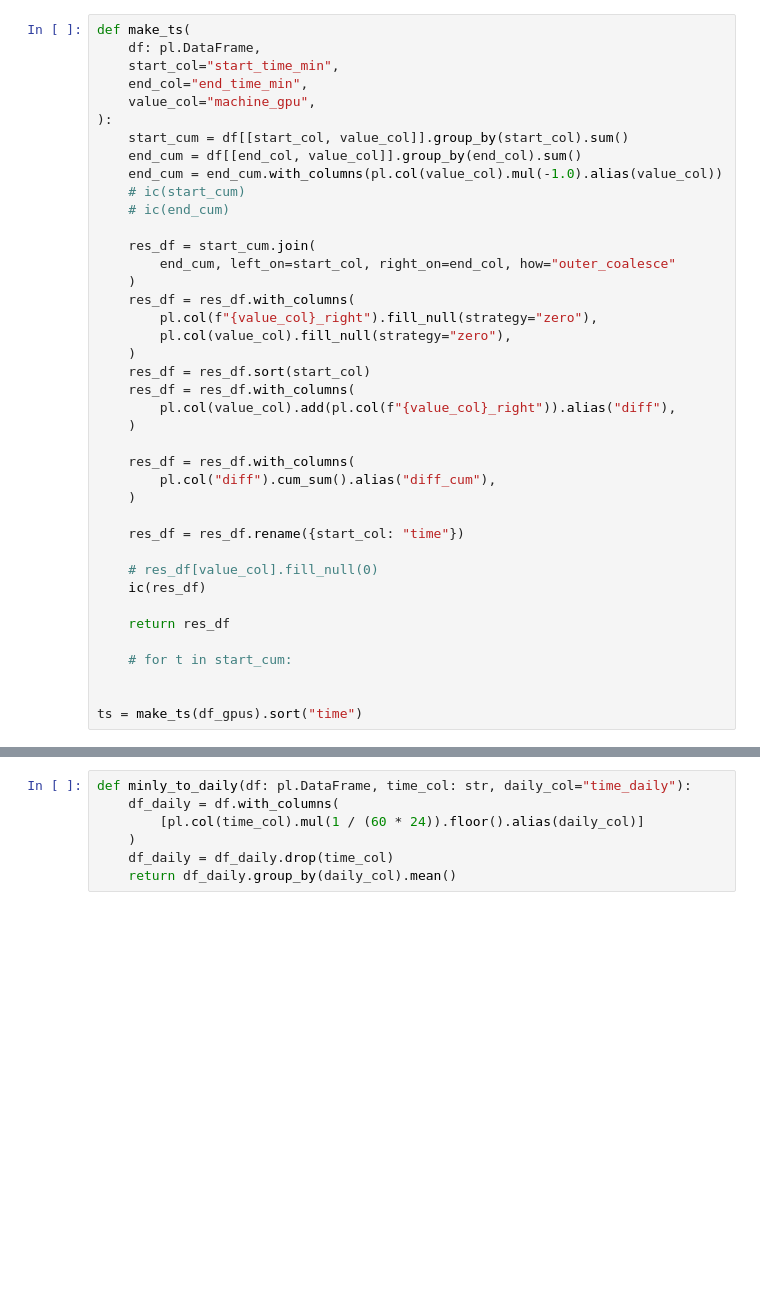
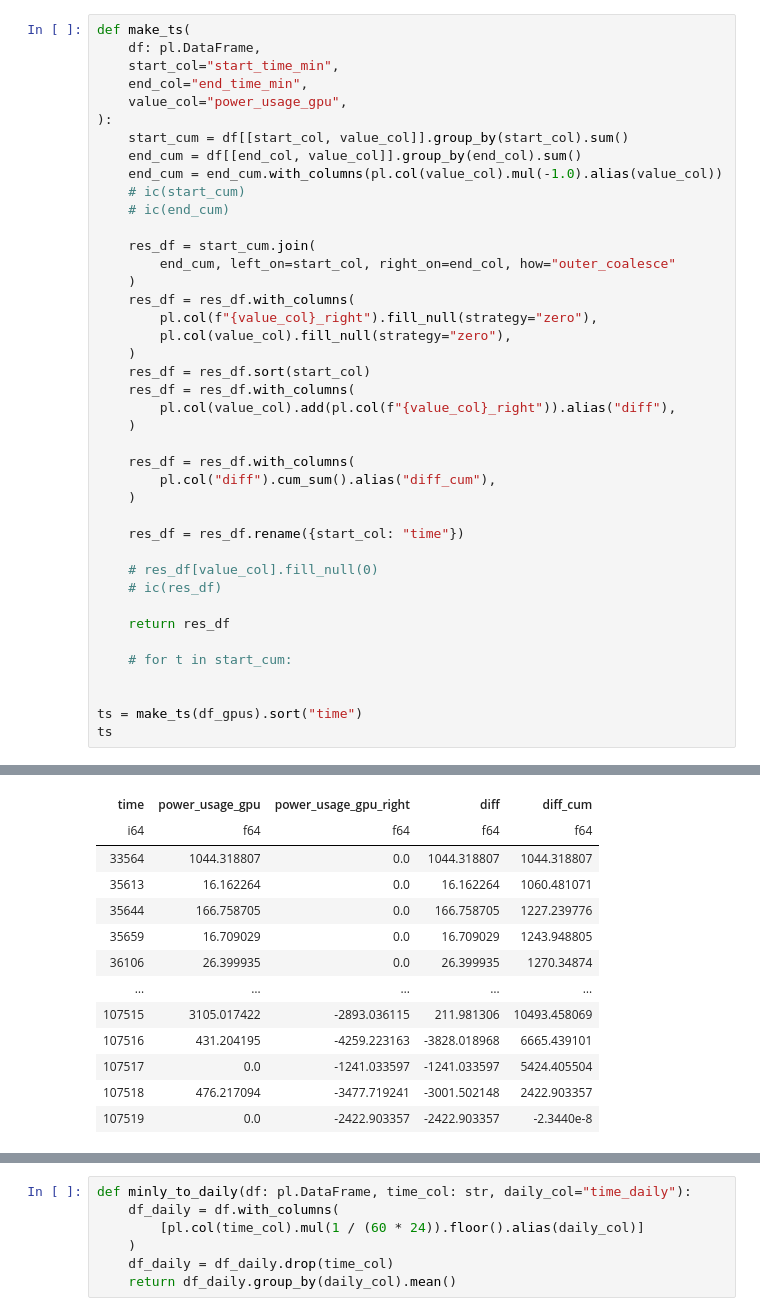
Before and after one commit to aigic8/data-center, a Jupyter notebook: demand/data_demand/src/002_calc_gpu_active_power.ipynb, the cells around one changed output, grey strips where cells are left out. Saved outputs shown, nothing was run; the diff lists cells and outputs as text; blank space fills up the shorter version.

```diff
--- a/demand/data_demand/src/002_calc_gpu_active_power.ipynb
+++ b/demand/data_demand/src/002_calc_gpu_active_power.ipynb
@@ -53,7 +68,7 @@ def make_ts(
     df: pl.DataFrame,
     start_col="start_time_min",
     end_col="end_time_min",
-    value_col="machine_gpu",
+    value_col="power_usage_gpu",
 ):
     start_cum = df[[start_col, value_col]].group_by(start_col).sum()
     end_cum = df[[end_col, value_col]].group_by(end_col).sum()
@@ -80,7 +95,7 @@ def make_ts(
     res_df = res_df.rename({start_col: "time"})
 
     # res_df[value_col].fill_null(0)
-    ic(res_df)
+    # ic(res_df)
 
     return res_df
 
@@ -88,4 +103,5 @@ def make_ts(
 
 
 ts = make_ts(df_gpus).sort("time")
+ts
 # %% [output]
@@ -110,3 +109,16 @@ ic| res_df: shape: (68_191, 5)
+| time | power_usage_gpu | power_usage_gpu_right | diff | diff_cum |
+| i64 | f64 | f64 | f64 | f64 |
+| 33564 | 1044.318807 | 0.0 | 1044.318807 | 1044.318807 |
+| 35613 | 16.162264 | 0.0 | 16.162264 | 1060.481071 |
+| 35644 | 166.758705 | 0.0 | 166.758705 | 1227.239776 |
+| 35659 | 16.709029 | 0.0 | 16.709029 | 1243.948805 |
+| 36106 | 26.399935 | 0.0 | 26.399935 | 1270.34874 |
+| … | … | … | … | … |
+| 107515 | 3105.017422 | -2893.036115 | 211.981306 | 10493.458069 |
+| 107516 | 431.204195 | -4259.223163 | -3828.018968 | 6665.439101 |
+| 107517 | 0.0 | -1241.033597 | -1241.033597 | 5424.405504 |
+| 107518 | 476.217094 | -3477.719241 | -3001.502148 | 2422.903357 |
+| 107519 | 0.0 | -2422.903357 | -2422.903357 | -2.3440e-8 |
 # %%
 def reset_start_to_zero(df: pl.DataFrame, cols: list[str]):
     mins_arr = [df[col].min() for col in cols]
```
Also changed, not shown: parts of 10 cells of this notebook, 30 other files.
